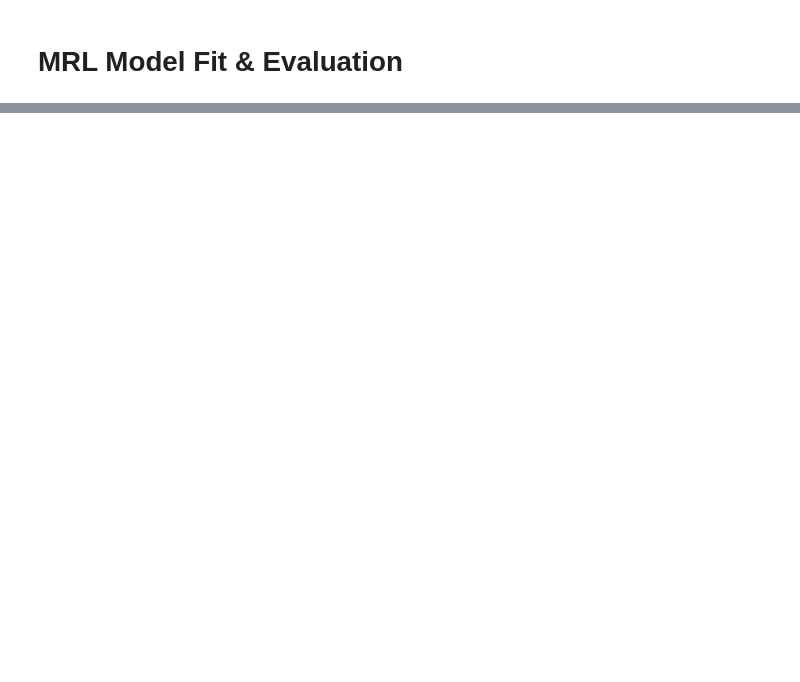
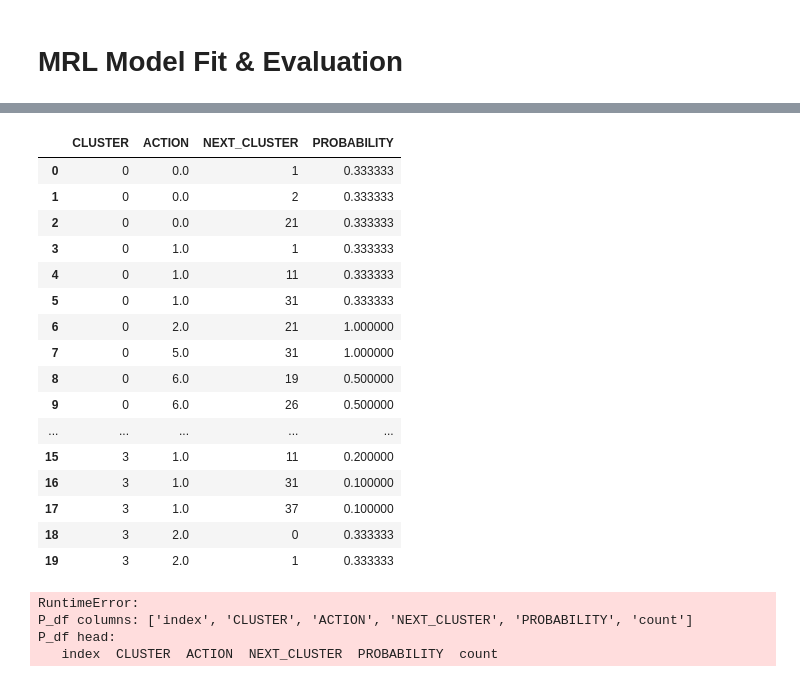
Before and after one commit to yining-wu10/Thesis, a Jupyter notebook: Experiment1.ipynb, the cells around one changed output, grey strips where cells are left out. Drawn from its saved outputs; the diff is of its cells as text; code cells hidden in the pictures; blank space fills up the shorter version.

```diff
--- a/Experiment1.ipynb
+++ b/Experiment1.ipynb
@@ -465 +461,48 @@ R_df.head(20)
 dtype: float64
+# %%
+P_df.head(20)
+# %% [output]
+|  | CLUSTER | ACTION | NEXT_CLUSTER | PROBABILITY |
+| 0 | 0 | 0.0 | 1 | 0.333333 |
+| 1 | 0 | 0.0 | 2 | 0.333333 |
+| 2 | 0 | 0.0 | 21 | 0.333333 |
+| 3 | 0 | 1.0 | 1 | 0.333333 |
+| 4 | 0 | 1.0 | 11 | 0.333333 |
+| 5 | 0 | 1.0 | 31 | 0.333333 |
+| 6 | 0 | 2.0 | 21 | 1.000000 |
+| 7 | 0 | 5.0 | 31 | 1.000000 |
+| 8 | 0 | 6.0 | 19 | 0.500000 |
+| 9 | 0 | 6.0 | 26 | 0.500000 |
+| ... | ... | ... | ... | ... |
+| 15 | 3 | 1.0 | 11 | 0.200000 |
+| 16 | 3 | 1.0 | 31 | 0.100000 |
+| 17 | 3 | 1.0 | 37 | 0.100000 |
+| 18 | 3 | 2.0 | 0 | 0.333333 |
+| 19 | 3 | 2.0 | 1 | 0.333333 |
+# %%
+# 求解MDP并获取最优策略和奖励
+m.solve_MDP(
+    alpha=0.2,
+    beta=0.8,
+    min_action_obs=-1,
+    min_action_purity=0.7,
+    prob="max",  # 'max' 最大化, 'min' 最小化
+    gamma=0.99,
+    epsilon=1e-8,
+    p=True  # 打印结果
+)
+
+# 获取结果
+optimal_values = m.v      # 每个状态的最优价值
+optimal_policy = m.pi     # 每个状态的最优策略
+
+print("\n" + "="*60)
+print("最优MDP求解结果")
+print("="*60)
+print(f"\n最优价值函数 V: {optimal_values}")
+print(f"最优策略 pi: {optimal_policy}")
+# %% [output]
+RuntimeError:
+P_df columns: ['index', 'CLUSTER', 'ACTION', 'NEXT_CLUSTER', 'PROBABILITY', 'count']
+P_df head:
+   index  CLUSTER  ACTION  NEXT_CLUSTER  PROBABILITY  count
```
Also changed, not shown: parts of 15 cells of this notebook.
